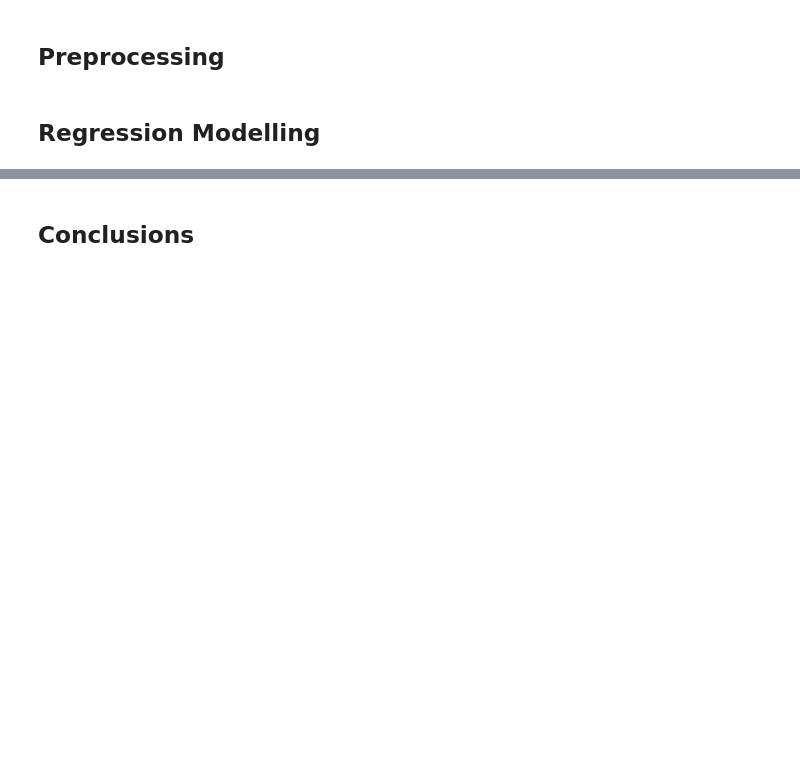
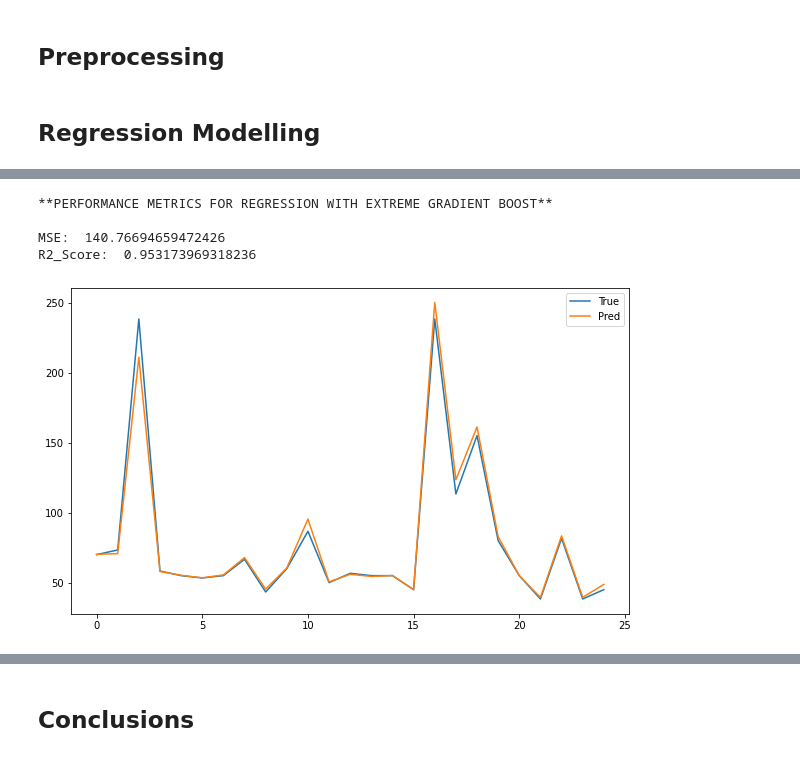
Before and after one commit to kapeeshvarma/Appliances-Energy-Prediction, a Jupyter notebook: Appliances_Energy_Prediction_Capstone_Project.ipynb, the cells around one changed output, grey strips where cells are left out. Saved outputs shown, nothing was run; the diff lists cells and outputs as text; code cells hidden in the pictures; blank space fills up the shorter version.

```diff
--- a/Appliances_Energy_Prediction_Capstone_Project.ipynb
+++ b/Appliances_Energy_Prediction_Capstone_Project.ipynb
@@ -266 +255,27 @@ Accuracy:  84.68025122452742
+# %%
+# Perform Regression with Extreme Gradient Boost
+xgb_reg = xgb.XGBRegressor(objective='reg:squarederror')
+xgb_reg.fit(x_train, y_train)
+
+pred3 = xgb_reg.predict(x_test)
+
+# Plot True vs Predicted values for first 25 variables
+fig, ax = plt.subplots()
+fig.set_size_inches(10, 6)
+ax.plot(y_test[:25])
+ax.plot(pred3[:25])
+plt.legend(['True','Pred'])
+
+print('**PERFORMANCE METRICS FOR REGRESSION WITH EXTREME GRADIENT BOOST**')
+# Compute Mean Squared Error
+print('\nMSE: ',mean_squared_error(pred3,y_test))
+
+# Compute R2_Score
+print('R2_Score: ',r2_score(y_test,pred3))
+# %% [output]
+**PERFORMANCE METRICS FOR REGRESSION WITH EXTREME GRADIENT BOOST**
+
+MSE:  140.76694659472426
+R2_Score:  0.953173969318236
+[figure, added]
 # %%
```
Also changed, not shown: parts of 7 cells of this notebook.
